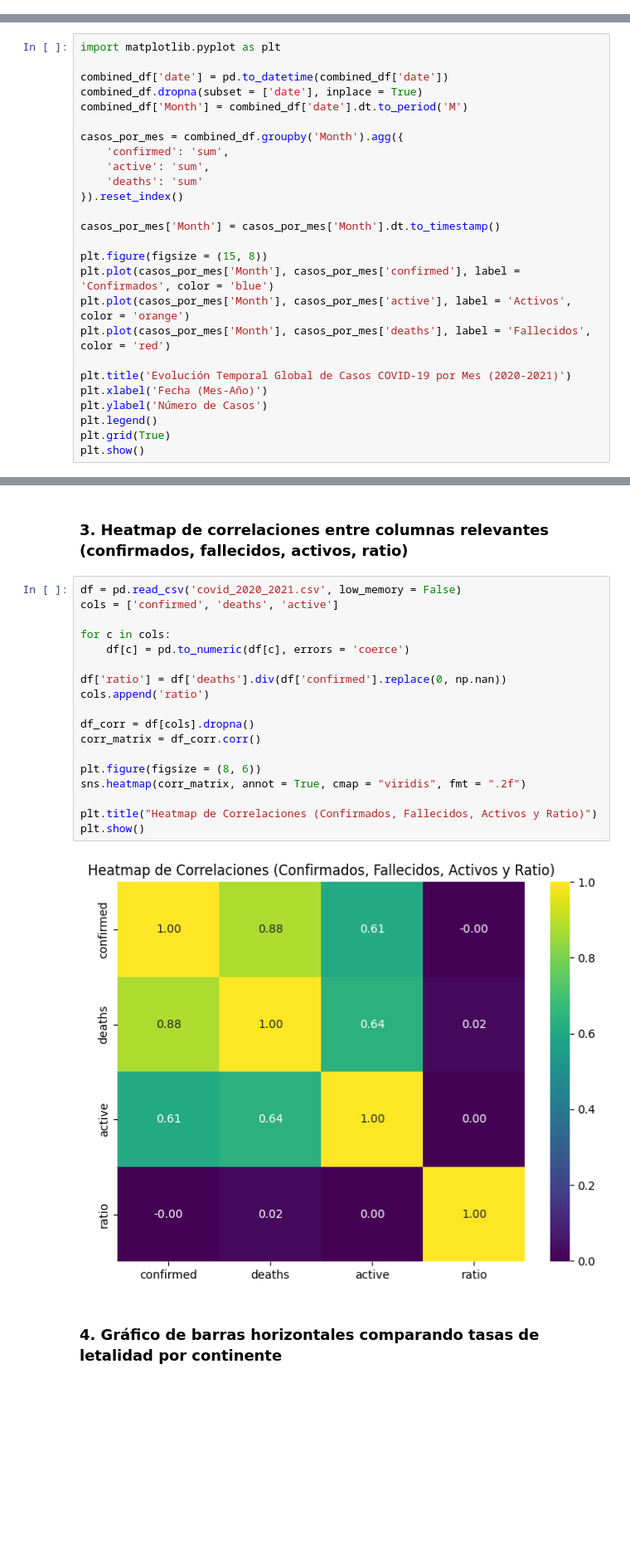
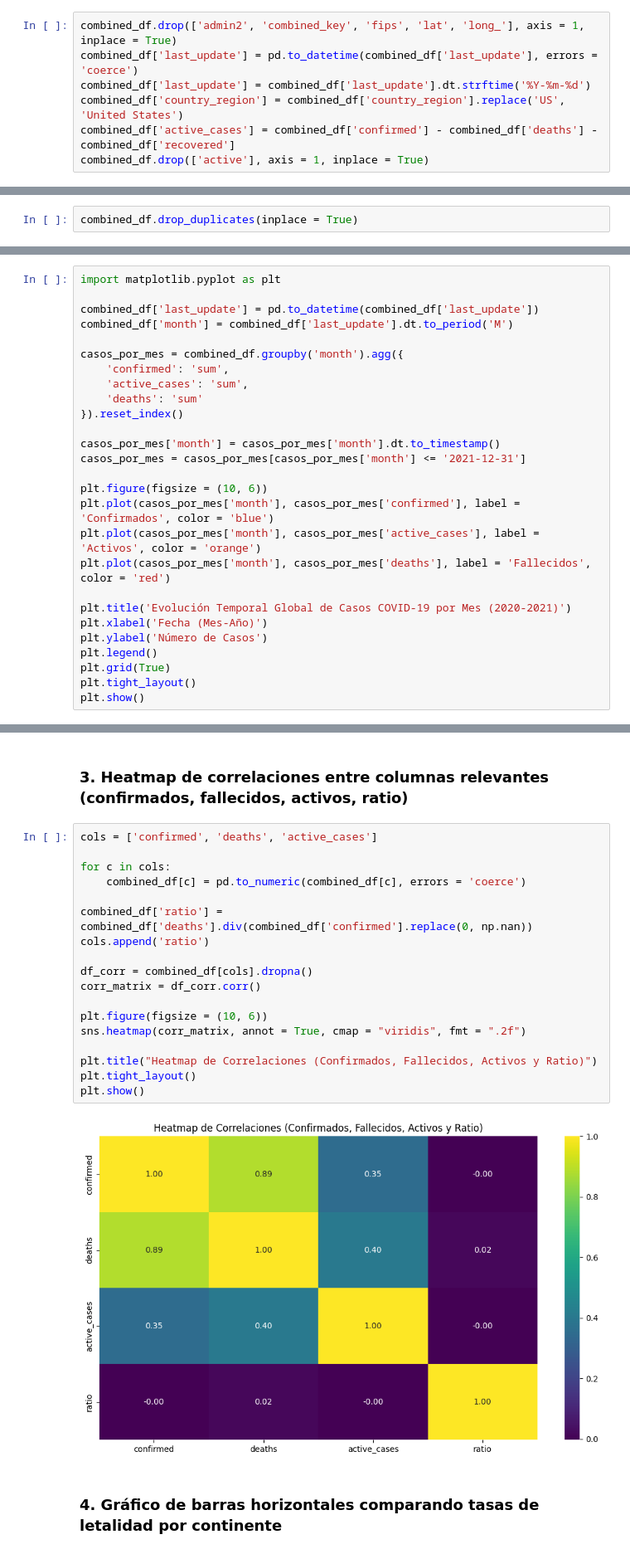
Before and after one commit to AlvaroMolinaCL/ProyectoGestionDeDatos, a Jupyter notebook: data/03_visualizaciones.ipynb, the cells around one changed output, grey strips where cells are left out. Shown at 83% size. Cells and saved outputs as stored; diff of their text form; blank space fills up the shorter version.

```diff
--- a/data/03_visualizaciones.ipynb
+++ b/data/03_visualizaciones.ipynb
@@ -120,0 +158,7 @@ combined_df.head()
+# %%
+combined_df.drop(['admin2', 'combined_key', 'fips', 'lat', 'long_'], axis = 1, inplace = True)
+combined_df['last_update'] = pd.to_datetime(combined_df['last_update'], errors = 'coerce')
+combined_df['last_update'] = combined_df['last_update'].dt.strftime('%Y-%m-%d')
+combined_df['country_region'] = combined_df['country_region'].replace('US', 'United States')
+combined_df['active_cases'] = combined_df['confirmed'] - combined_df['deaths'] - combined_df['recovered']
+combined_df.drop(['active'], axis = 1, inplace = True)
@@ -121 +217,3 @@ combined_df.head()
+# %%
+combined_df.drop_duplicates(inplace = True)
 # %% [markdown]
@@ -123,27 +221,28 @@ combined_df.head()
 # %%
 import matplotlib.pyplot as plt
 
-combined_df['date'] = pd.to_datetime(combined_df['date'])
-combined_df.dropna(subset = ['date'], inplace = True)
-combined_df['Month'] = combined_df['date'].dt.to_period('M')
+combined_df['last_update'] = pd.to_datetime(combined_df['last_update'])
+combined_df['month'] = combined_df['last_update'].dt.to_period('M')
 
-casos_por_mes = combined_df.groupby('Month').agg({
+casos_por_mes = combined_df.groupby('month').agg({
     'confirmed': 'sum',
-    'active': 'sum',
+    'active_cases': 'sum',
     'deaths': 'sum'
 }).reset_index()
 
-casos_por_mes['Month'] = casos_por_mes['Month'].dt.to_timestamp()
+casos_por_mes['month'] = casos_por_mes['month'].dt.to_timestamp()
+casos_por_mes = casos_por_mes[casos_por_mes['month'] <= '2021-12-31']
 
-plt.figure(figsize = (15, 8))
-plt.plot(casos_por_mes['Month'], casos_por_mes['confirmed'], label = 'Confirmados', color = 'blue')
-plt.plot(casos_por_mes['Month'], casos_por_mes['active'], label = 'Activos', color = 'orange')
-plt.plot(casos_por_mes['Month'], casos_por_mes['deaths'], label = 'Fallecidos', color = 'red')
+plt.figure(figsize = (10, 6))
+plt.plot(casos_por_mes['month'], casos_por_mes['confirmed'], label = 'Confirmados', color = 'blue')
+plt.plot(casos_por_mes['month'], casos_por_mes['active_cases'], label = 'Activos', color = 'orange')
+plt.plot(casos_por_mes['month'], casos_por_mes['deaths'], label = 'Fallecidos', color = 'red')
 
 plt.title('Evolución Temporal Global de Casos COVID-19 por Mes (2020-2021)')
 plt.xlabel('Fecha (Mes-Año)')
 plt.ylabel('Número de Casos')
 plt.legend()
 plt.grid(True)
+plt.tight_layout()
 plt.show()
 # %% [output]
@@ -167,25 +267,25 @@ plt.show()
 # %% [markdown]
 ### 3. Heatmap de correlaciones entre columnas relevantes (confirmados, fallecidos, activos, ratio)
 # %%
-df = pd.read_csv('covid_2020_2021.csv', low_memory = False)
-cols = ['confirmed', 'deaths', 'active']
+cols = ['confirmed', 'deaths', 'active_cases']
 
 for c in cols:
-    df[c] = pd.to_numeric(df[c], errors = 'coerce')
+    combined_df[c] = pd.to_numeric(combined_df[c], errors = 'coerce')
 
-df['ratio'] = df['deaths'].div(df['confirmed'].replace(0, np.nan))
+combined_df['ratio'] = combined_df['deaths'].div(combined_df['confirmed'].replace(0, np.nan))
 cols.append('ratio')
 
-df_corr = df[cols].dropna()
+df_corr = combined_df[cols].dropna()
 corr_matrix = df_corr.corr()
 
-plt.figure(figsize = (8, 6))
+plt.figure(figsize = (10, 6))
 sns.heatmap(corr_matrix, annot = True, cmap = "viridis", fmt = ".2f")
 
 plt.title("Heatmap de Correlaciones (Confirmados, Fallecidos, Activos y Ratio)")
+plt.tight_layout()
 plt.show()
 # %% [output]
-[figure, old version]
+[figure, new version]
 # %% [markdown]
 ### 4. Gráfico de barras horizontales comparando tasas de letalidad por continente
 # %%
```
Also changed, not shown: parts of 33 cells of this notebook, 6 other files.
